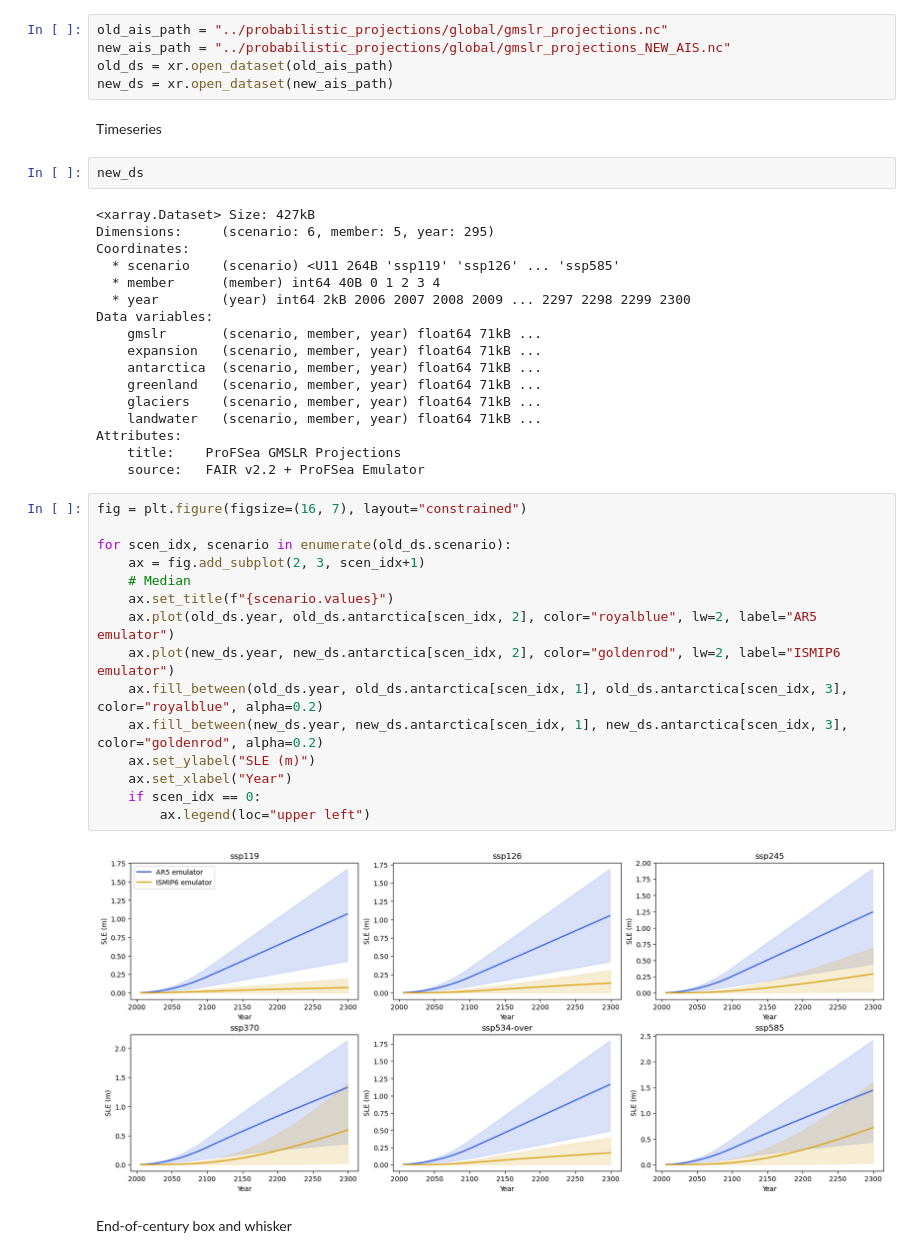
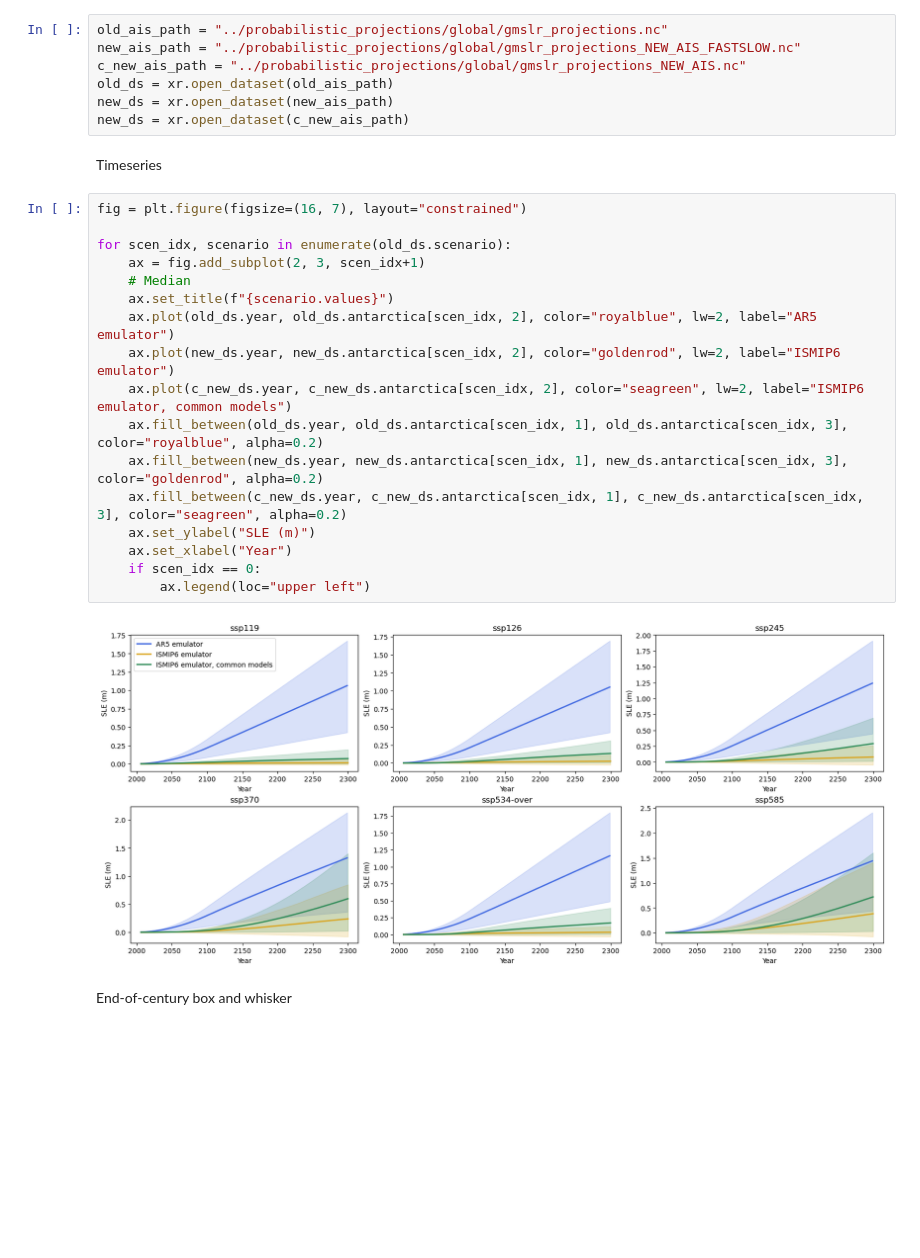
Before and after one commit to uk-gov-mirror/MetOffice.ProFSea-tool, a Jupyter notebook: profsea/notebooks/compare_ais.ipynb, the cells around one changed output. Drawn from its saved outputs; the diff is of its cells as text; blank space fills up the shorter version.

```diff
--- a/profsea/notebooks/compare_ais.ipynb
+++ b/profsea/notebooks/compare_ais.ipynb
@@ -6,47 +6,32 @@ import matplotlib.pyplot as plt
 import xarray as xr
 # %%
 old_ais_path = "../probabilistic_projections/global/gmslr_projections.nc"
-new_ais_path = "../probabilistic_projections/global/gmslr_projections_NEW_AIS.nc"
+new_ais_path = "../probabilistic_projections/global/gmslr_projections_NEW_AIS_FASTSLOW.nc"
+c_new_ais_path = "../probabilistic_projections/global/gmslr_projections_NEW_AIS.nc"
 old_ds = xr.open_dataset(old_ais_path)
 new_ds = xr.open_dataset(new_ais_path)
+new_ds = xr.open_dataset(c_new_ais_path)
 # %% [markdown]
 Timeseries
-# %%
-new_ds
-# %% [output]
-<xarray.Dataset> Size: 427kB
-Dimensions:     (scenario: 6, member: 5, year: 295)
-Coordinates:
-  * scenario    (scenario) <U11 264B 'ssp119' 'ssp126' ... 'ssp585'
-  * member      (member) int64 40B 0 1 2 3 4
-  * year        (year) int64 2kB 2006 2007 2008 2009 ... 2297 2298 2299 2300
-Data variables:
-    gmslr       (scenario, member, year) float64 71kB ...
-    expansion   (scenario, member, year) float64 71kB ...
-    antarctica  (scenario, member, year) float64 71kB ...
-    greenland   (scenario, member, year) float64 71kB ...
-    glaciers    (scenario, member, year) float64 71kB ...
-    landwater   (scenario, member, year) float64 71kB ...
-Attributes:
-    title:    ProFSea GMSLR Projections
-    source:   FAIR v2.2 + ProFSea Emulator
 # %%
 fig = plt.figure(figsize=(16, 7), layout="constrained")
 
 for scen_idx, scenario in enumerate(old_ds.scenario):
     ax = fig.add_subplot(2, 3, scen_idx+1)
     # Median
     ax.set_title(f"{scenario.values}")
     ax.plot(old_ds.year, old_ds.antarctica[scen_idx, 2], color="royalblue", lw=2, label="AR5 emulator")
     ax.plot(new_ds.year, new_ds.antarctica[scen_idx, 2], color="goldenrod", lw=2, label="ISMIP6 emulator")
+    ax.plot(c_new_ds.year, c_new_ds.antarctica[scen_idx, 2], color="seagreen", lw=2, label="ISMIP6 emulator, common models")
     ax.fill_between(old_ds.year, old_ds.antarctica[scen_idx, 1], old_ds.antarctica[scen_idx, 3], color="royalblue", alpha=0.2)
     ax.fill_between(new_ds.year, new_ds.antarctica[scen_idx, 1], new_ds.antarctica[scen_idx, 3], color="goldenrod", alpha=0.2)
+    ax.fill_between(c_new_ds.year, c_new_ds.antarctica[scen_idx, 1], c_new_ds.antarctica[scen_idx, 3], color="seagreen", alpha=0.2)
     ax.set_ylabel("SLE (m)")
     ax.set_xlabel("Year")
     if scen_idx == 0:
         ax.legend(loc="upper left")
 # %% [output]
-[figure, old version]
+[figure, new version]
 # %% [markdown]
 End-of-century box and whisker
 # %%
```
Also changed, not shown: 5 other files.
